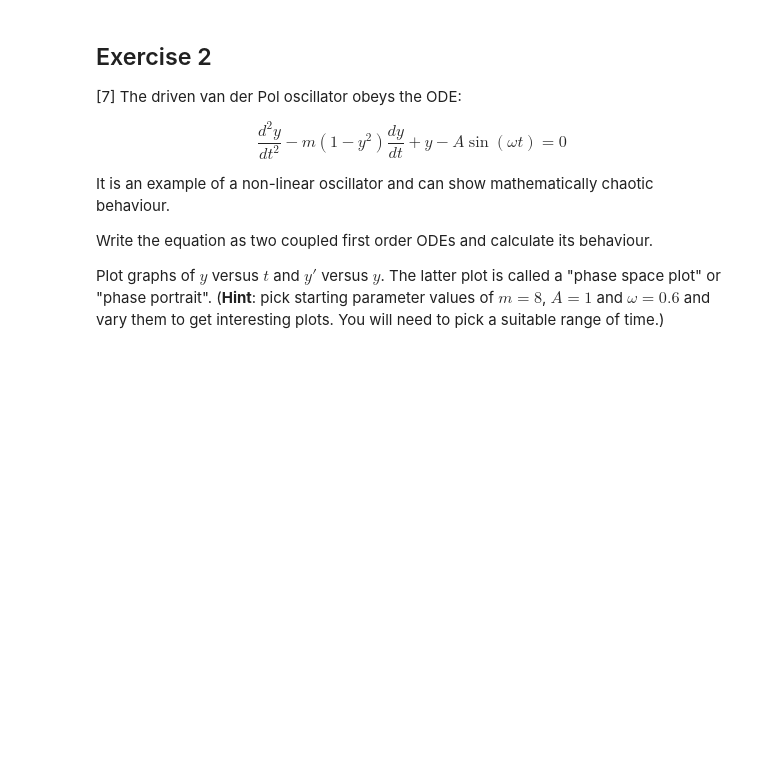
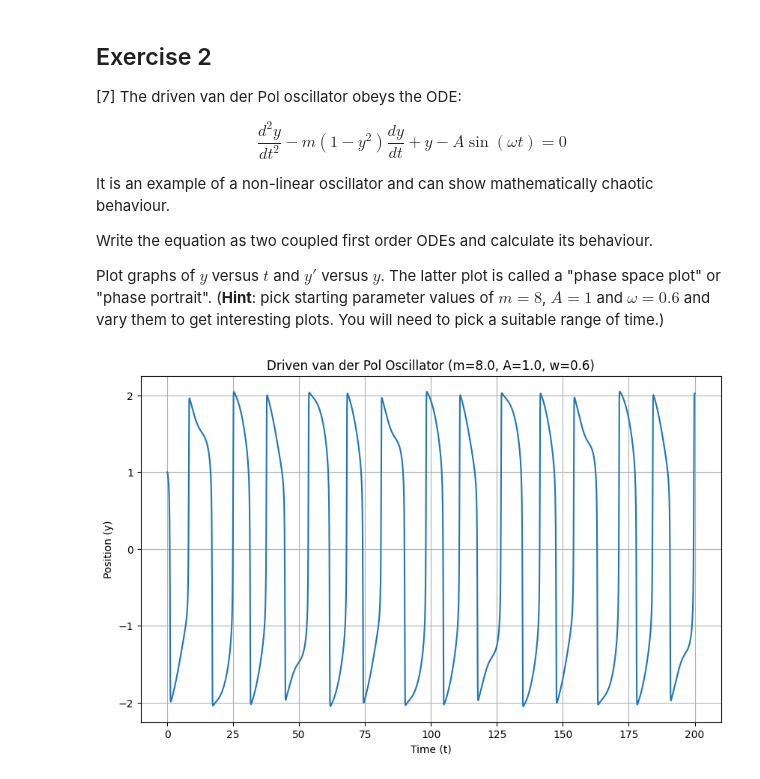
Before and after one commit to PX2145-2025/week-8-b-Billingham-Leila, a Jupyter notebook: ODEs.ipynb, the cells around one changed output. Drawn from its saved outputs; the diff is of its cells as text; code cells hidden in the pictures; blank space fills up the shorter version.

```diff
--- a/ODEs.ipynb
+++ b/ODEs.ipynb
@@ -313,3 +353,83 @@ Write the equation as two coupled first order ODEs and calculate its behaviour.
 
 Plot graphs of $y$ versus $t$ and $y'$ versus $y$. The latter plot is called a "phase space plot" or "phase portrait".
 (**Hint**: pick starting parameter values of $m = 8$, $A = 1$ and $\omega = 0.6$ and vary them to get interesting plots. You will need to pick a suitable range of time.)
+# %%
+import numpy as np
+import matplotlib.pyplot as plt
+from scipy.integrate import odeint
+
+def f(y_vec, t, m, A, w):
+    """
+    Defines the system of coupled first-order ODEs for the
+    driven van der Pol oscillator.
+
+    y_vec[0] = y (position, which we call y0)
+    y_vec[1] = y' (velocity, which we call y1)
+    """
+    # Unpack the state vector
+    y0 = y_vec[0]
+    y1 = y_vec[1]
+
+    # The derivatives
+    # dy0/dt = y1
+    dydt_0 = y1
+
+    # dy1/dt = m*(1-y0^2)*y1 - y0 + A*sin(w*t)
+    dydt_1 = m * (1 - y0**2) * y1 - y0 + A * np.sin(w * t)
+
+    # Return the list of derivatives
+    return [dydt_0, dydt_1]
+
+# --- 1. Setup Simulation Parameters ---
+
+# Parameters for the oscillator (from the exercise hint)
+m_val = 8.0
+A_val = 1.0
+w_val = 0.6
+
+# We need a suitable time range. Non-linear oscillators
+# can take a long time to settle into their final behavior.
+# tmax=10 is too short. Let's use a much longer time.
+npts = 10000 # More points for a smooth plot
+tmax = 200.0 # Long time to see the "attractor"
+t = np.linspace(0.0, tmax, npts)
+
+# Initial conditions: [y(0), y'(0)]
+# We can start from rest at a non-zero position
+y_init = [1.0, 0.0]
+
+# --- 2. Solve the ODE ---
+
+# Create a tuple of the arguments to pass to the function
+args_tuple = (m_val, A_val, w_val)
+
+# Call odeint
+y_solution = odeint(f, y_init, t, args=args_tuple)
+
+# y_solution is an array with npts rows and 2 columns
+# Column 0: all y (position) values
+# Column 1: all y' (velocity) values
+y_pos = y_solution[:, 0]
+y_vel = y_solution[:, 1]
+
+# --- 3. Plot the Results ---
+
+# Plot 1: y vs. t (Position vs. Time)
+plt.figure(figsize=(10, 6))
+plt.plot(t, y_pos)
+plt.title(f'Driven van der Pol Oscillator (m={m_val}, A={A_val}, w={w_val})')
+plt.xlabel('Time (t)')
+plt.ylabel('Position (y)')
+plt.grid(True)
+plt.show()
+
+# Plot 2: y' vs. y (Phase Space Plot)
+plt.figure(figsize=(8, 8)) # Use a square figure for phase plots
+plt.plot(y_pos, y_vel)
+plt.title(f"Phase Space Portrait (y' vs. y)")
+plt.xlabel('Position (y)')
+plt.ylabel("Velocity (y')")
+plt.grid(True)
+plt.show()
+# %% [output]
+[figure, added]
```
Also changed, not shown: parts of 2 cells of this notebook.
